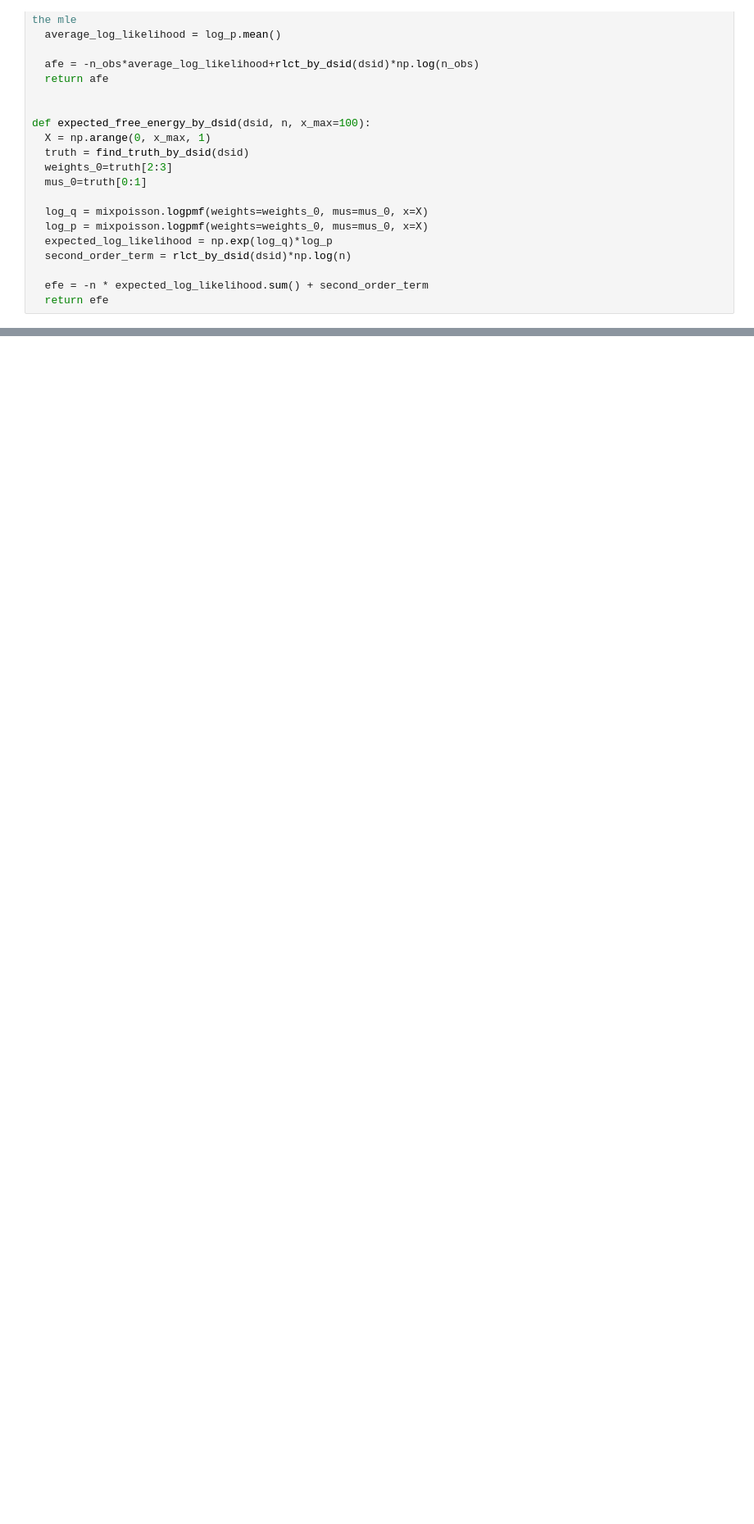
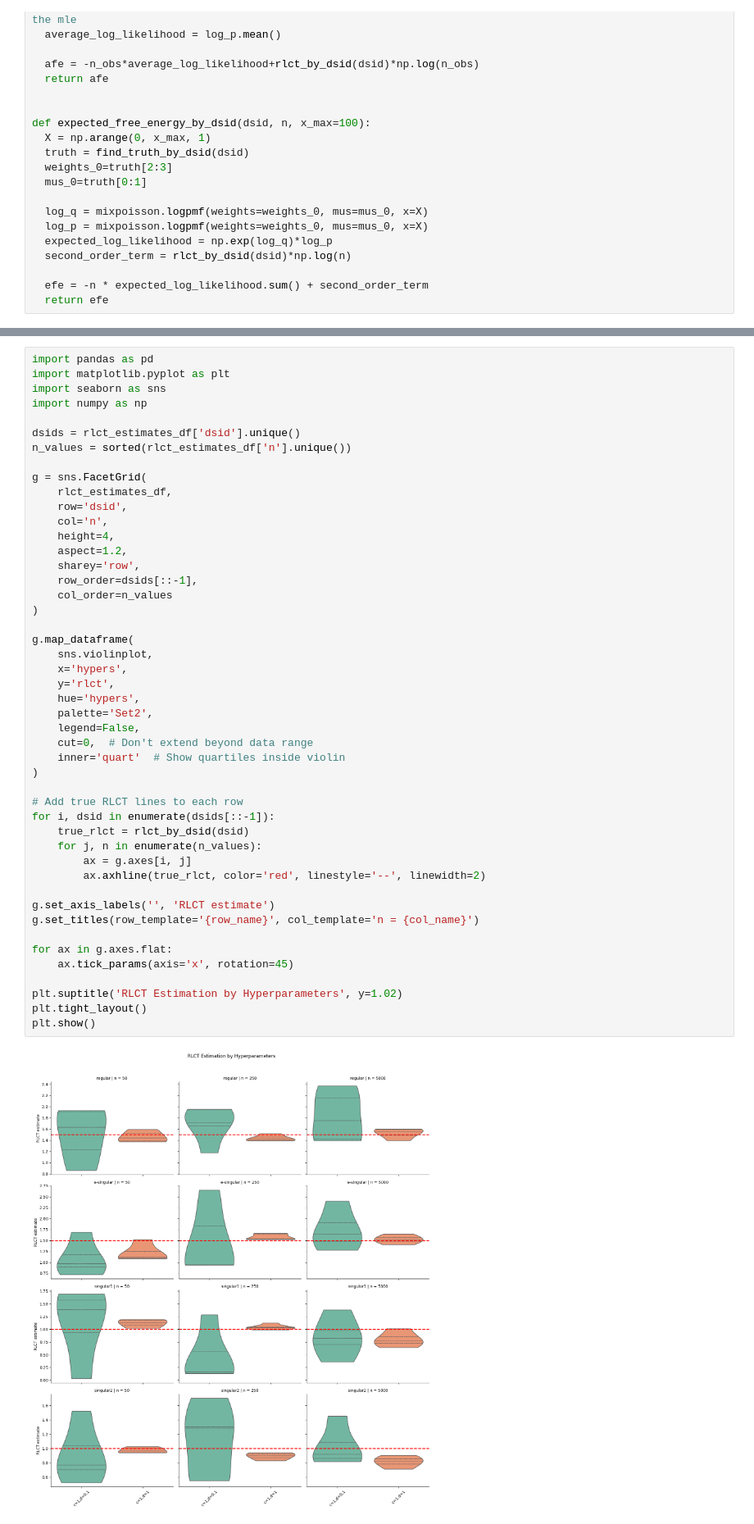
Before and after one commit to RealAshrafAhmed/singular-learning-theory, a Jupyter notebook: zoo/python/projects/luna/notebooks/poisson2d/poisson2d-rlct.ipynb, the cells around one changed output, grey strips where cells are left out. Shown at 82% size. Cells and saved outputs as stored; diff of their text form; blank space fills up the shorter version.

```diff
--- a/zoo/python/projects/luna/notebooks/poisson2d/poisson2d-rlct.ipynb
+++ b/zoo/python/projects/luna/notebooks/poisson2d/poisson2d-rlct.ipynb
@@ -303 +400,50 @@ File /Users/ashrafahmed/workspace/waterloo-slt-reading-group/zoo/python/projects
+# %%
+import pandas as pd
+import matplotlib.pyplot as plt
+import seaborn as sns
+import numpy as np
+
+dsids = rlct_estimates_df['dsid'].unique()
+n_values = sorted(rlct_estimates_df['n'].unique())
+
+g = sns.FacetGrid(
+    rlct_estimates_df,
+    row='dsid',
+    col='n',
+    height=4,
+    aspect=1.2,
+    sharey='row',
+    row_order=dsids[::-1],
+    col_order=n_values
+)
+
+g.map_dataframe(
+    sns.violinplot,
+    x='hypers',
+    y='rlct',
+    hue='hypers',
+    palette='Set2',
+    legend=False,
+    cut=0,  # Don't extend beyond data range
+    inner='quart'  # Show quartiles inside violin
+)
+
+# Add true RLCT lines to each row
+for i, dsid in enumerate(dsids[::-1]):
+    true_rlct = rlct_by_dsid(dsid)
+    for j, n in enumerate(n_values):
+        ax = g.axes[i, j]
+        ax.axhline(true_rlct, color='red', linestyle='--', linewidth=2)
+
+g.set_axis_labels('', 'RLCT estimate')
+g.set_titles(row_template='{row_name}', col_template='n = {col_name}')
+
+for ax in g.axes.flat:
+    ax.tick_params(axis='x', rotation=45)
+
+plt.suptitle('RLCT Estimation by Hyperparameters', y=1.02)
+plt.tight_layout()
+plt.show()
+# %% [output]
+[figure, added]
 # %%
```
Also changed, not shown: parts of 10 cells of this notebook, 2 other files.
